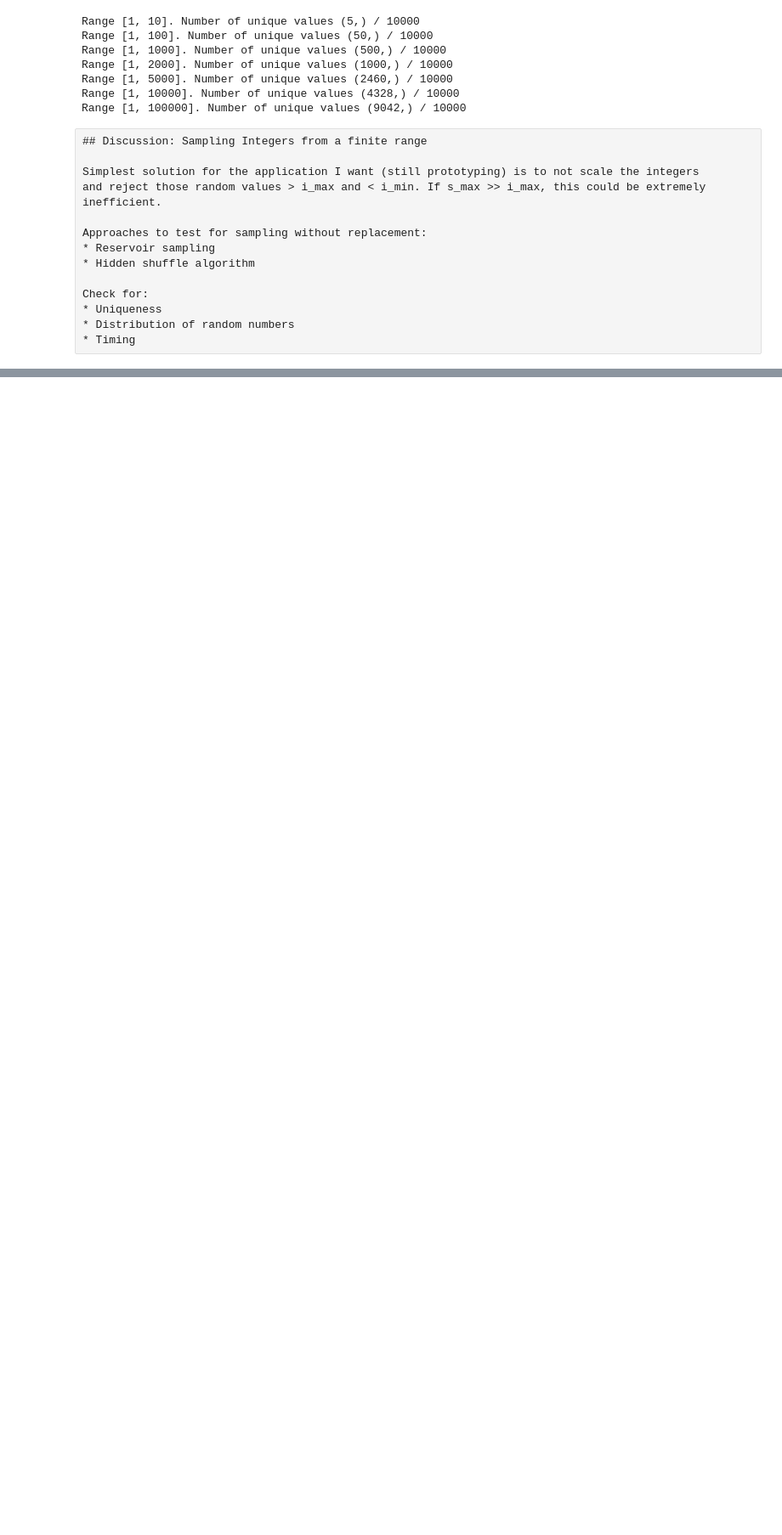
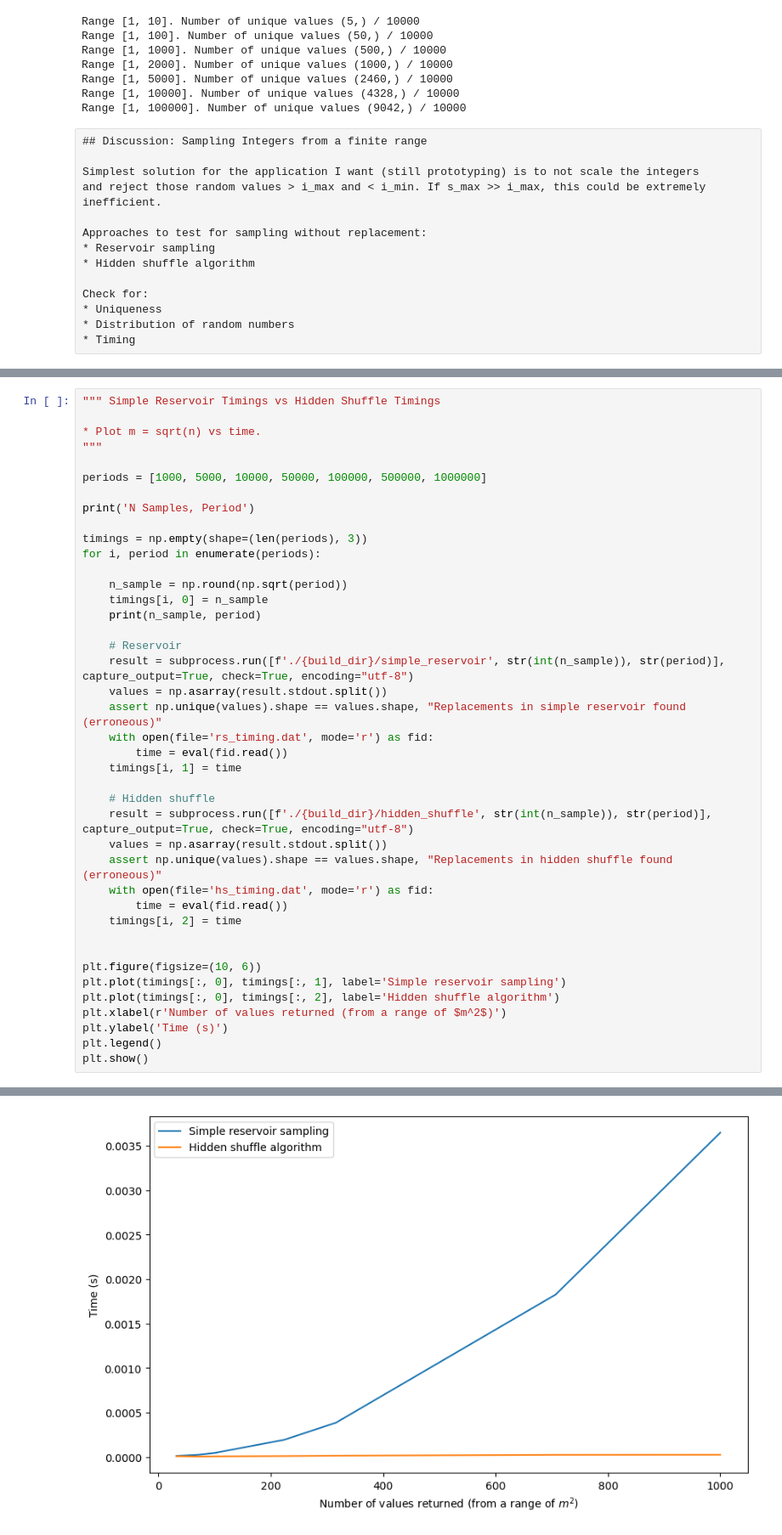
Before and after one commit to AlexBuccheri/random_sampling, a Jupyter notebook: jupyter/analysis.ipynb, the cells around one changed output, grey strips where cells are left out. Shown at 85% size. Drawn from its saved outputs; the diff is of its cells as text; blank space fills up the shorter version.

```diff
--- a/jupyter/analysis.ipynb
+++ b/jupyter/analysis.ipynb
@@ -92,0 +227,42 @@ Check for:
+# %%
+""" Simple Reservoir Timings vs Hidden Shuffle Timings
+
+* Plot m = sqrt(n) vs time.
+"""
+
+periods = [1000, 5000, 10000, 50000, 100000, 500000, 1000000]
+
+print('N Samples, Period')
+
+timings = np.empty(shape=(len(periods), 3))
+for i, period in enumerate(periods):
+
+    n_sample = np.round(np.sqrt(period))
+    timings[i, 0] = n_sample
+    print(n_sample, period)
+
+    # Reservoir
+    result = subprocess.run([f'./{build_dir}/simple_reservoir', str(int(n_sample)), str(period)], capture_output=True, check=True, encoding="utf-8")
+    values = np.asarray(result.stdout.split())
+    assert np.unique(values).shape == values.shape, "Replacements in simple reservoir found (erroneous)"
+    with open(file='rs_timing.dat', mode='r') as fid:
+        time = eval(fid.read())
+    timings[i, 1] = time
+
+    # Hidden shuffle
+    result = subprocess.run([f'./{build_dir}/hidden_shuffle', str(int(n_sample)), str(period)], capture_output=True, check=True, encoding="utf-8")
+    values = np.asarray(result.stdout.split())
+    assert np.unique(values).shape == values.shape, "Replacements in hidden shuffle found (erroneous)"
+    with open(file='hs_timing.dat', mode='r') as fid:
+        time = eval(fid.read())
+    timings[i, 2] = time
+
+
+plt.figure(figsize=(10, 6))
+plt.plot(timings[:, 0], timings[:, 1], label='Simple reservoir sampling')
+plt.plot(timings[:, 0], timings[:, 2], label='Hidden shuffle algorithm')
+plt.xlabel(r'Number of values returned (from a range of $m^2$)')
+plt.ylabel('Time (s)')
+plt.legend()
+plt.show()
+# %% [output]
@@ -92,0 +277 @@ Check for:
+[figure, added]
```
Also changed, not shown: parts of 7 cells of this notebook.
